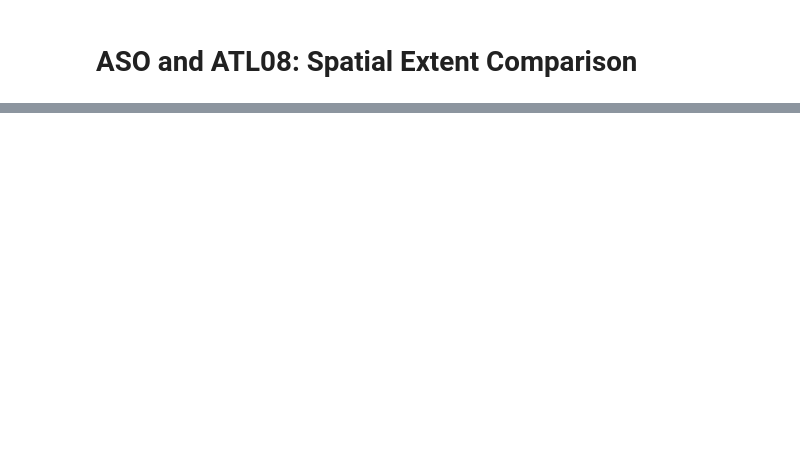
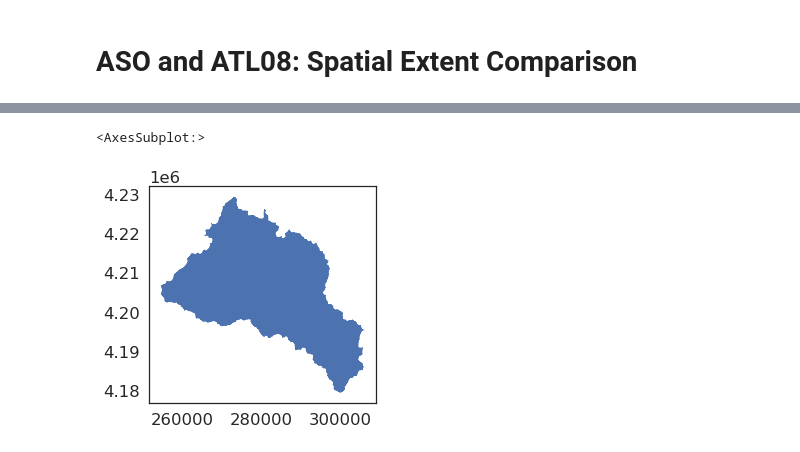
Before and after one commit to UW-GDA/ICESat-2_Snowdepth, a Jupyter notebook: Plot_ATL08.ipynb, the cells around one changed output, grey strips where cells are left out. Saved outputs shown, nothing was run; the diff lists cells and outputs as text; code cells hidden in the pictures; blank space fills up the shorter version.

```diff
--- a/Plot_ATL08.ipynb
+++ b/Plot_ATL08.ipynb
@@ -175,0 +251,15 @@ geopandas.geodataframe.GeoDataFrame
+# %%
+slope_9m_path = os.path.join("data",
+                       "ASO_3m_dtm_USCATM__gdaldem_slope_9m.tif")
+out_fn = os.path.join('data',
+                     'ASO_3m_dtm_USCATM__gdaldem_slope_9m_output.tif')
+tuol_basin_fn = os.path.join('data',
+                             'UpperTuolRiverBasin',
+                            'UpperTuolRiverBasinOutline.shp')
+# %%
+tuol_basin = gpd.read_file(tuol_basin_fn)
+# %%
+tuol_basin.plot()
+# %% [output]
+<AxesSubplot:>
+[figure, added]
```
Also changed, not shown: parts of 64 cells of this notebook.
